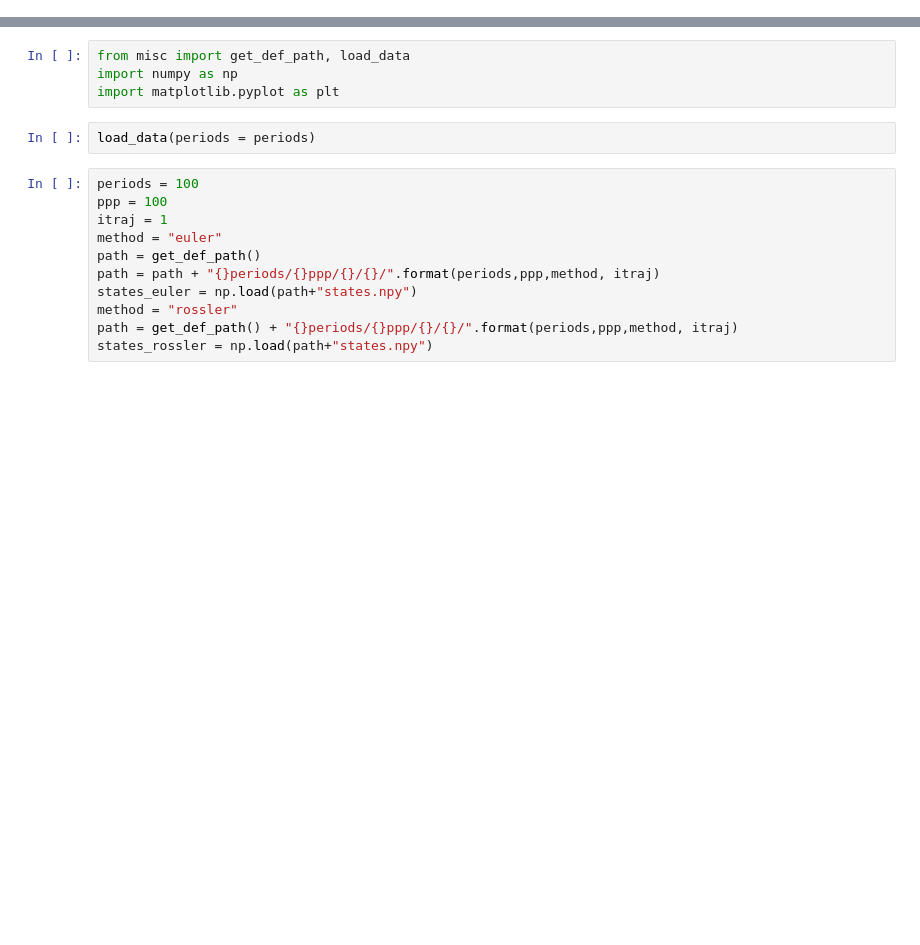
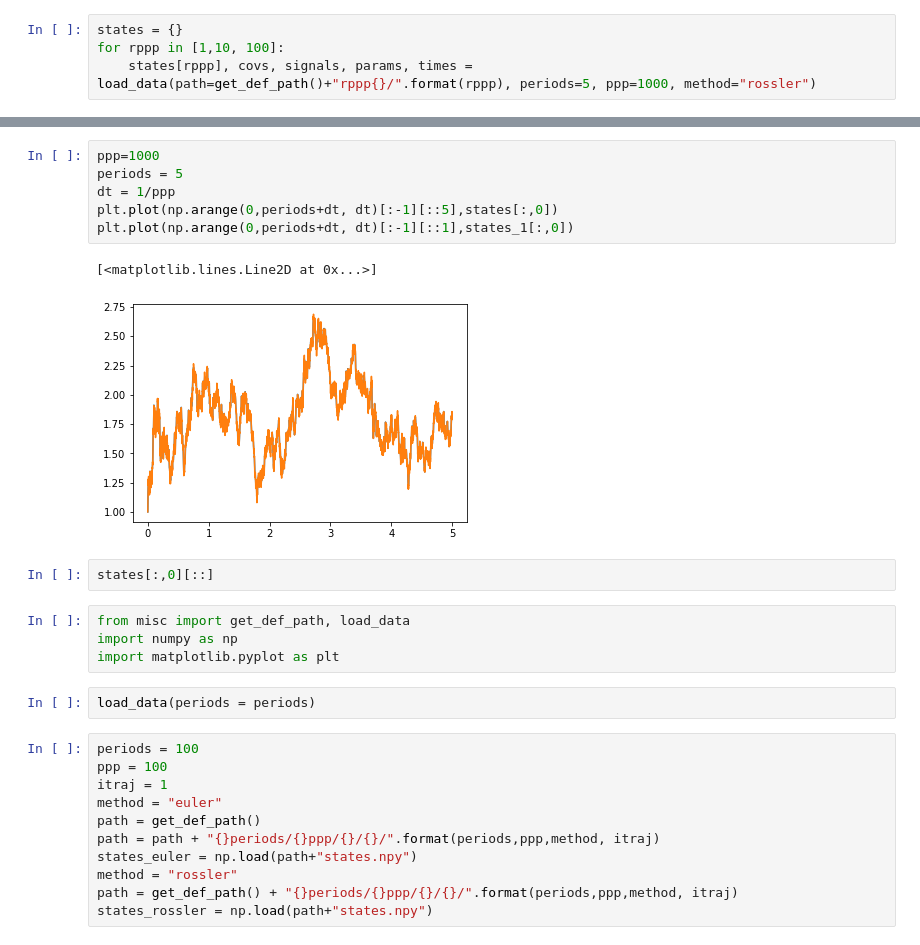
Before and after one commit to matibilkis/continuous, a Jupyter notebook: john_giulio_9_feb-Copy1.ipynb, the cells around one changed output, grey strips where cells are left out. Drawn from its saved outputs; the diff is of its cells as text; blank space fills up the shorter version.

```diff
--- a/john_giulio_9_feb-Copy1.ipynb
+++ b/john_giulio_9_feb-Copy1.ipynb
@@ -15,0 +80,4 @@ array([0.000e+00, 4.000e-03, 8.000e-03, ..., 9.992e+00, 9.996e+00,
+# %%
+states = {}
+for rppp in [1,10, 100]:
+    states[rppp], covs, signals, params, times = load_data(path=get_def_path()+"rppp{}/".format(rppp), periods=5, ppp=1000, method="rossler")
@@ -16,3 +92,14 @@ array([0.000e+00, 4.000e-03, 8.000e-03, ..., 9.992e+00, 9.996e+00,
+# %%
+ppp=1000
+periods = 5
+dt = 1/ppp
+plt.plot(np.arange(0,periods+dt, dt)[:-1][::5],states[:,0])
+plt.plot(np.arange(0,periods+dt, dt)[:-1][::1],states_1[:,0])
+# %% [output]
+[<matplotlib.lines.Line2D at 0x...>]
+[figure, added]
+# %%
+states[:,0][::]
 # %%
 from misc import get_def_path, load_data
 import numpy as np
```
Also changed, not shown: parts of 27 cells of this notebook, 1 other file.
